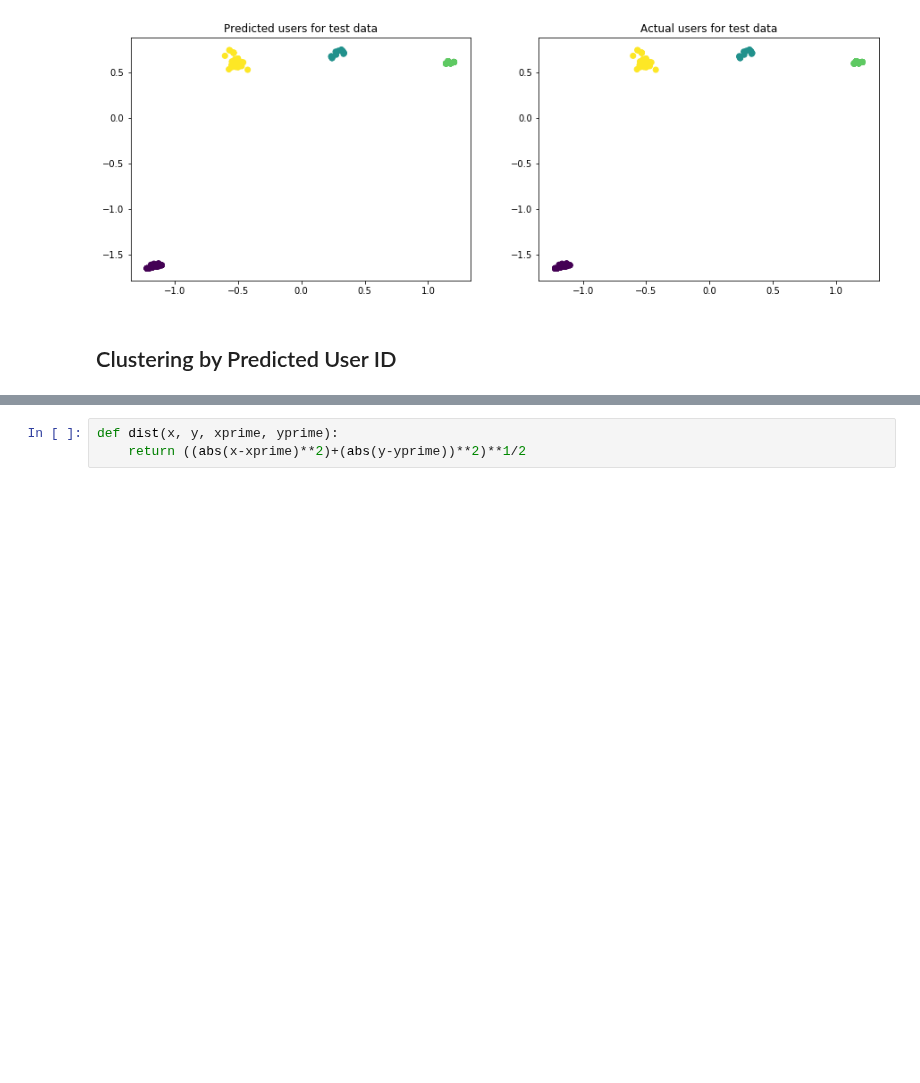
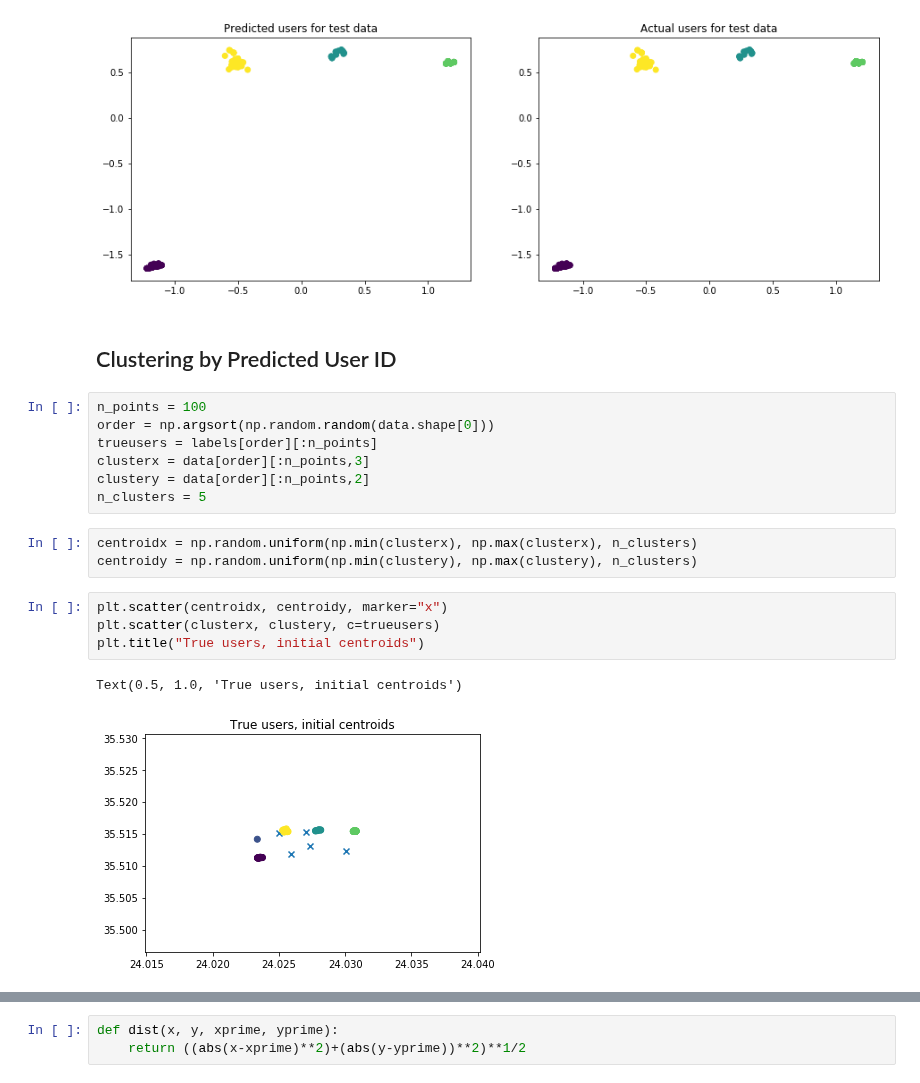
Before and after one commit to lillyclark/privacy-utility, a Jupyter notebook: ChaniaDataset.ipynb, the cells around one changed output, grey strips where cells are left out. Drawn from its saved outputs; the diff is of its cells as text; blank space fills up the shorter version.

```diff
--- a/ChaniaDataset.ipynb
+++ b/ChaniaDataset.ipynb
@@ -336,3 +338,20 @@ plt.show()
 [figure]
 # %% [markdown]
 ## Clustering by Predicted User ID
+# %%
+n_points = 100
+order = np.argsort(np.random.random(data.shape[0]))
+trueusers = labels[order][:n_points]
+clusterx = data[order][:n_points,3]
+clustery = data[order][:n_points,2]
+n_clusters = 5
+# %%
+centroidx = np.random.uniform(np.min(clusterx), np.max(clusterx), n_clusters)
+centroidy = np.random.uniform(np.min(clustery), np.max(clustery), n_clusters)
+# %%
+plt.scatter(centroidx, centroidy, marker="x")
+plt.scatter(clusterx, clustery, c=trueusers)
+plt.title("True users, initial centroids")
+# %% [output]
+Text(0.5, 1.0, 'True users, initial centroids')
+[figure, added]
```
Also changed, not shown: parts of 32 cells of this notebook.
